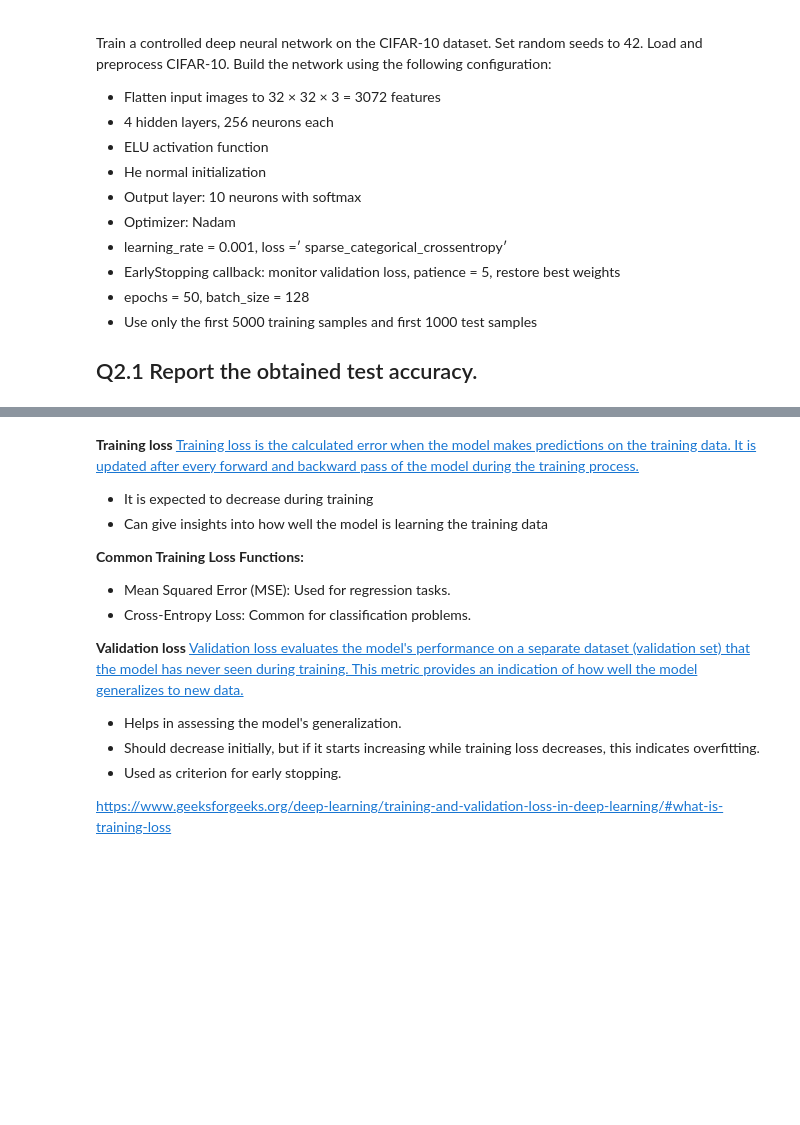
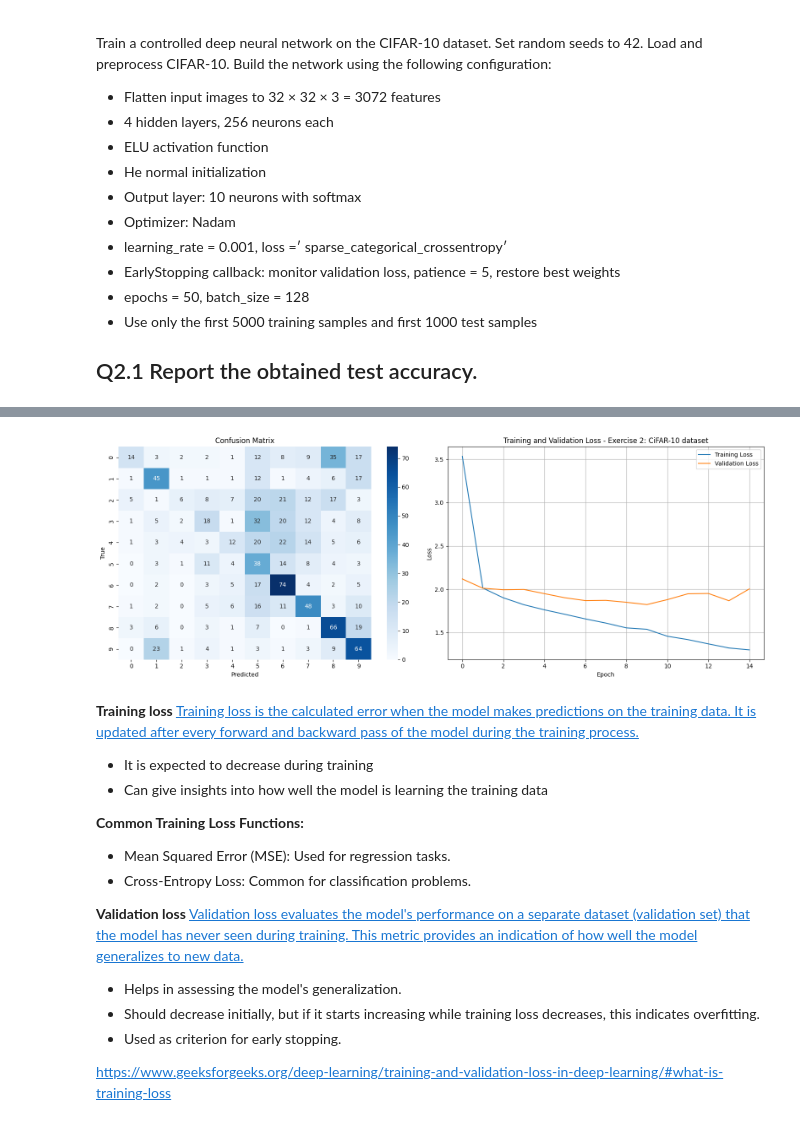
Before and after one commit to arthurBorger/machine_learning, a Jupyter notebook: assignment_3/exercise_2.ipynb, the cells around one changed output, grey strips where cells are left out. Cells and saved outputs as stored; diff of their text form; code cells hidden in the pictures; blank space fills up the shorter version.

```diff
--- a/assignment_3/exercise_2.ipynb
+++ b/assignment_3/exercise_2.ipynb
@@ -126,0 +113,6 @@ Test accuracy: 0.3670
+# %%
+from helper import plot_model_evaluation
+
+# Plot model evaluation
+plot_model_evaluation(model, x_test, y_test, history, exercise_title='Exercise 2: CiFAR-10 dataset')
+# %% [output]
@@ -127,3 +120,4 @@ Test accuracy: 0.3670
+[figure, added]
 # %% [markdown]
 **Training loss**
 [Training loss is the calculated error when the model makes predictions on the training data. It is updated after every forward and backward pass of the model during the training process.](https://www.geeksforgeeks.org/deep-learning/training-and-validation-loss-in-deep-learning/#what-is-training-loss)
```
Also changed, not shown: parts of 2 cells of this notebook, 3 other files.
